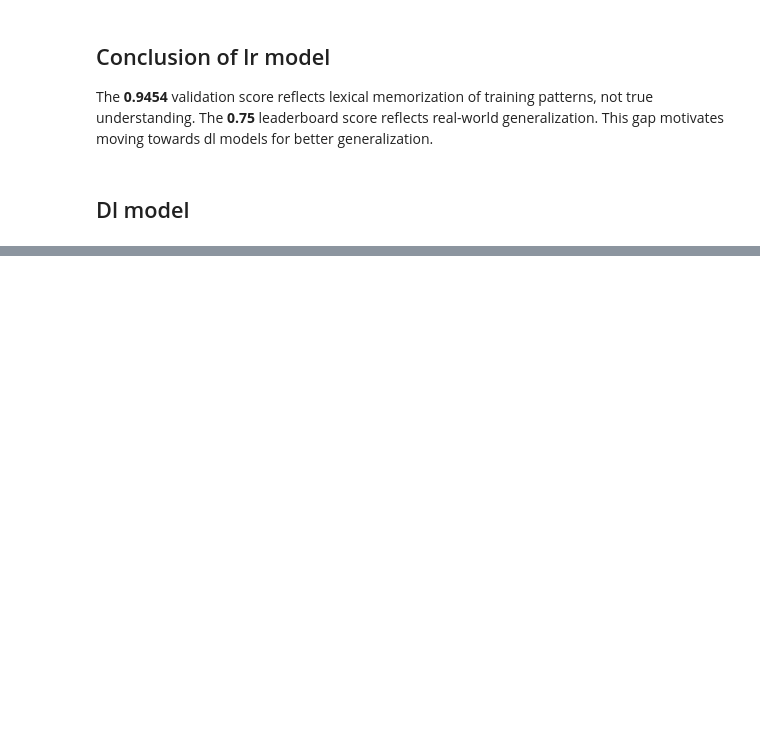
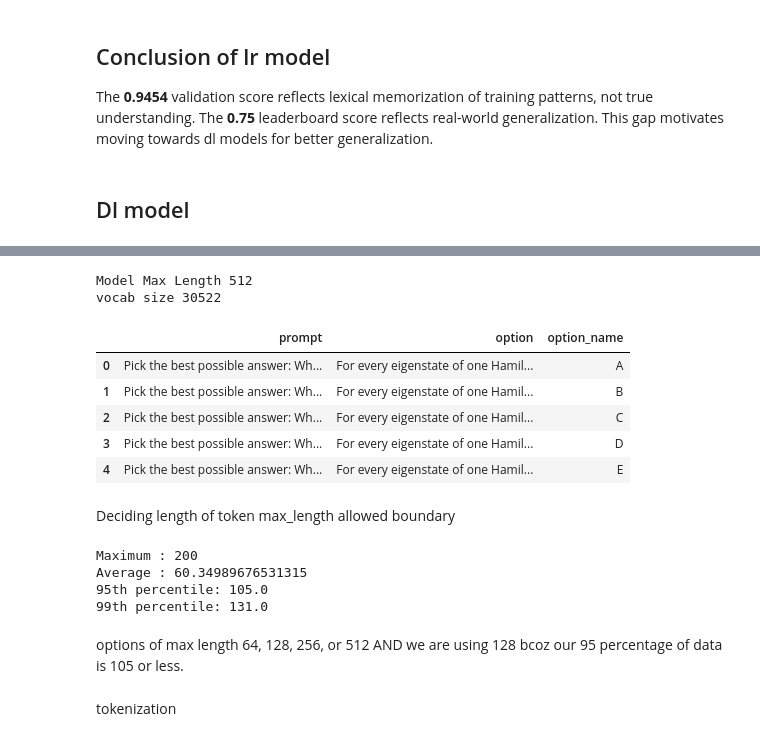
Before and after one commit to 23f2005464/-Smart-MCQ-Solver-Challenge, a Jupyter notebook: notebooks/main.ipynb, the cells around one changed output, grey strips where cells are left out. Cells and saved outputs as stored; diff of their text form; code cells hidden in the pictures; blank space fills up the shorter version.

```diff
--- a/notebooks/main.ipynb
+++ b/notebooks/main.ipynb
@@ -785,0 +418,14 @@ print(submission.head())
+# %%
+import re
+
+def clean_text(text):
+    text = str(text)
+    text = text.strip()
+    text = re.sub(r"\s+", " ", text)
+    return text
+columns = ["prompt", "A", "B", "C", "D", "E"]
+
+for col in columns:
+    X_train[col] = X_train[col].apply(clean_text)
+    X_val[col] = X_val[col].apply(clean_text)
+    test_df[col]=test_df[col].apply(clean_text)
@@ -785,0 +449,66 @@ print(submission.head())
+# %%
+print("Model Max Length",tokenizer.model_max_length)
+print("vocab size",tokenizer.vocab_size)
+# %% [output]
+Model Max Length 512
+vocab size 30522
+# %%
+def pairs(df, y=None):
+    rows = []
+
+    for i, (_, row) in enumerate(df.iterrows()):
+        prompt = row["prompt"]
+
+        for option in ["A", "B", "C", "D", "E"]:
+
+            pair = {
+                "prompt": prompt,
+                "option": row[option],
+                "option_name": option
+            }
+
+            if y is not None:
+                pair["label"] = int(y.iloc[i] == option)
+
+            rows.append(pair)
+
+    return pd.DataFrame(rows)
+# %%
+train_pairs=pairs(X_train,y_train)
+val_pairs=pairs(X_val,y_val)
+test_pairs=pairs(test_df)
+
+test_pairs.head()
+# %% [output]
+|  | prompt | option | option_name |
+| 0 | Pick the best possible answer: Wh... | For every eigenstate of one Hamil... | A |
+| 1 | Pick the best possible answer: Wh... | For every eigenstate of one Hamil... | B |
+| 2 | Pick the best possible answer: Wh... | For every eigenstate of one Hamil... | C |
+| 3 | Pick the best possible answer: Wh... | For every eigenstate of one Hamil... | D |
+| 4 | Pick the best possible answer: Wh... | For every eigenstate of one Hamil... | E |
+# %% [markdown]
+Deciding length of token max_length allowed boundary
+# %%
+
+import numpy as np
+
+lengths = []
+
+for prompt, option in zip(train_pairs["prompt"], train_pairs["option"]):
+    tokens = tokenizer.encode(prompt, option, add_special_tokens=True)
+    lengths.append(len(tokens))
+
+
+print("Maximum :", max(lengths))
+print("Average :", np.mean(lengths))
+print("95th percentile:", np.percentile(lengths, 95))
+print("99th percentile:", np.percentile(lengths, 99))
+# %% [output]
+Maximum : 200
+Average : 60.34989676531315
+95th percentile: 105.0
+99th percentile: 131.0
+# %% [markdown]
+options of max length 64, 128, 256, or 512  AND we are using 128 bcoz our 95 percentage of data is 105 or less.
+# %% [markdown]
+tokenization
```
Also changed, not shown: parts of 55 cells of this notebook.
